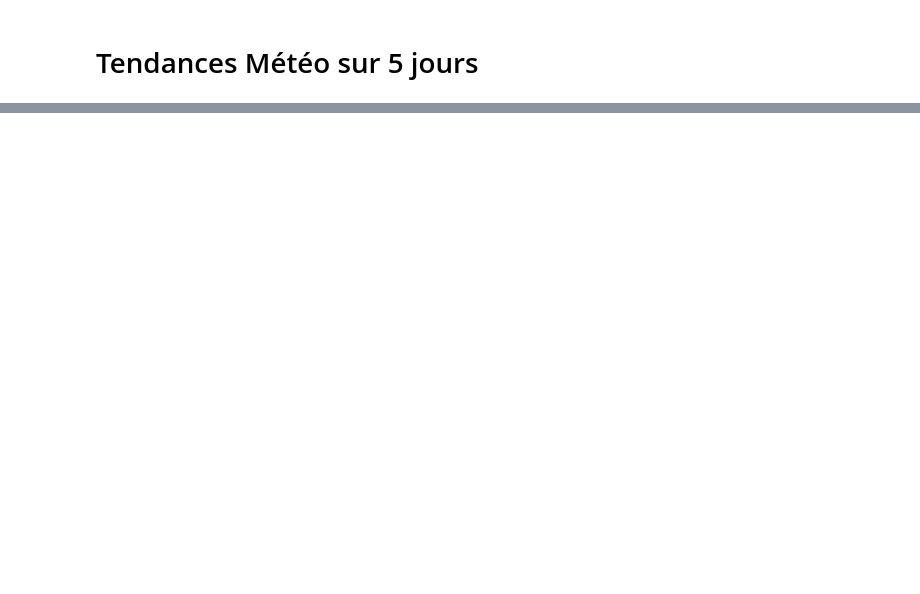
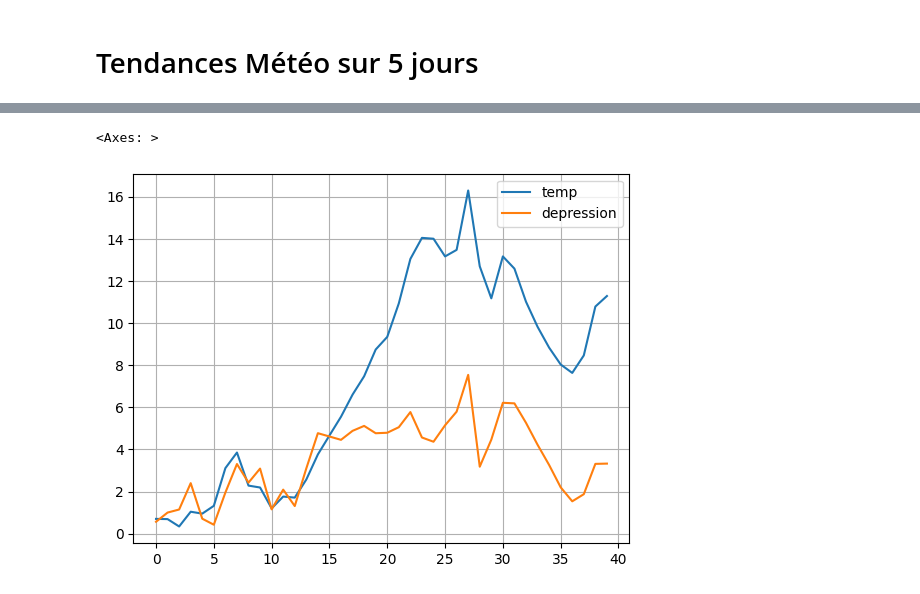
Before and after one commit to jdavid54/jupyter_notebooks, a Jupyter notebook: 5_days_meteo.ipynb, the cells around one changed output, grey strips where cells are left out. Drawn from its saved outputs; the diff is of its cells as text; code cells hidden in the pictures; blank space fills up the shorter version.

```diff
--- a/5_days_meteo.ipynb
+++ b/5_days_meteo.ipynb
@@ -596,0 +597,5 @@ ax2.grid()
+# %%
+current[['h_date','temp','depression']].plot(grid=True)
+# %% [output]
+<Axes: >
+[figure, added]
```
Also changed, not shown: parts of 31 cells of this notebook, 9 other files.
